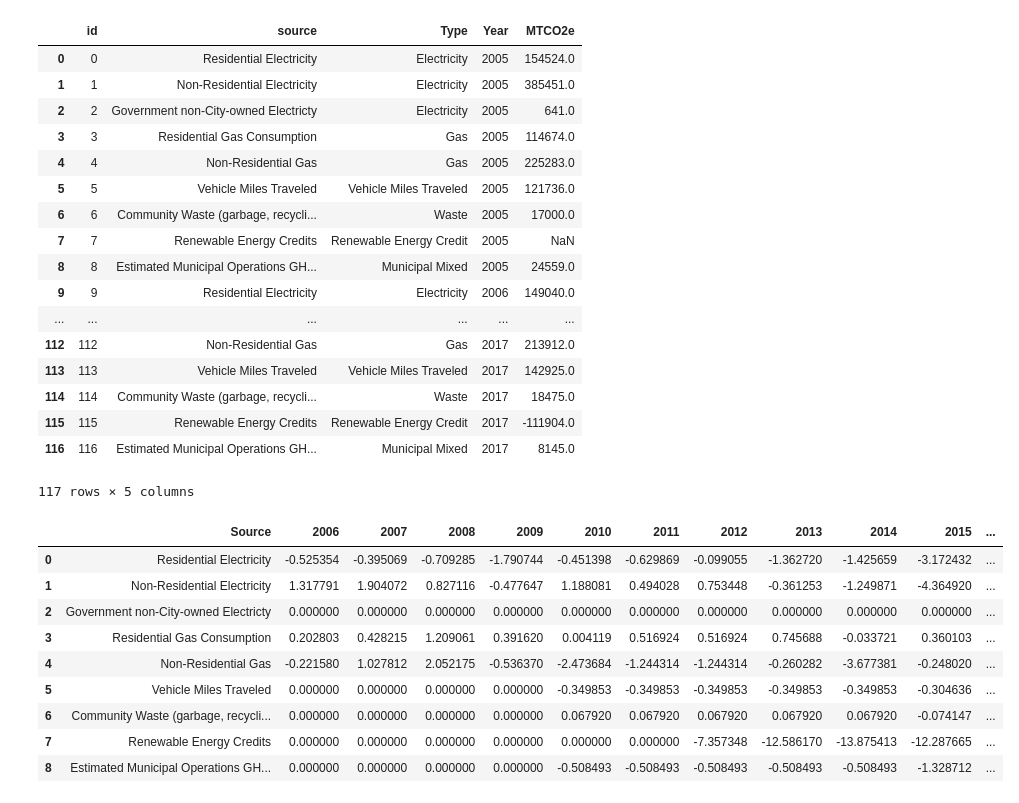
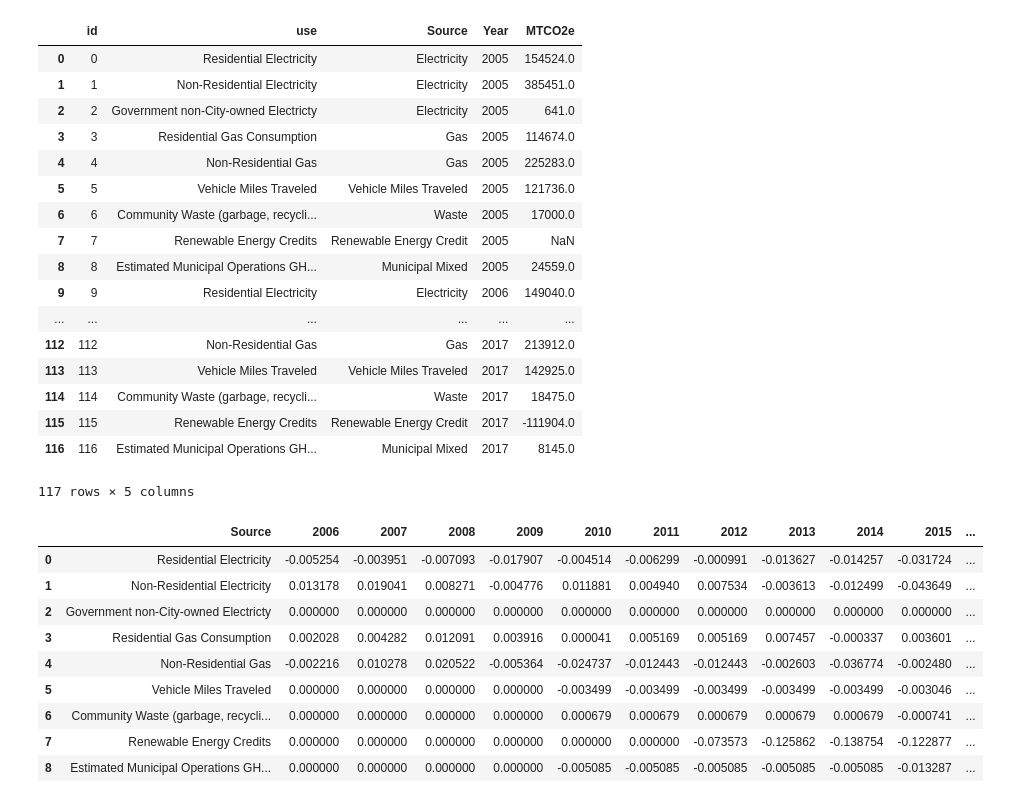
Before and after one commit to ACiDS-NU/evanston_viz_2019, a Jupyter notebook: notebooks/Emissions2017_clean_barplots.ipynb, the cells around one changed output. Saved outputs shown, nothing was run; the diff lists cells and outputs as text; code cells hidden in the pictures.

```diff
--- a/notebooks/Emissions2017_clean_barplots.ipynb
+++ b/notebooks/Emissions2017_clean_barplots.ipynb
@@ -40,13 +40,13 @@ non_totals = trunc_emissions['Source'].copy()
 type_list = [list(non_totals.values),
              [non_totals.str.split(' ')[i][-1].strip() for i in idx_list],
              [non_totals.str.split(' ')[i][0].strip() for i in idx_list]]
-idx = pd.MultiIndex.from_arrays(type_list, names=['original', 'source', 'type'])
+idx = pd.MultiIndex.from_arrays(type_list, names=['original', 'use', 'source'])
 len_columns = [len(trunc_emissions.columns)]
 emissions_lvld = trunc_emissions.copy()
 emissions_lvld.index = idx
 emissions_lvld.loc[:, 'id'] = np.array(np.arange(len(emissions_lvld)))
-emissions_lvld.loc[:, 'source'] = type_list[0]
-emissions_lvld.loc[:, 'type'] = [
+emissions_lvld.loc[:, 'use'] = type_list[0]
+emissions_lvld.loc[:, 'source'] = [
     'Electricity',
     'Electricity',
     'Electricity',
@@ -58,12 +58,12 @@ emissions_lvld.loc[:, 'type'] = [
     'Municipal Mixed'
 ]
 
-emissions_long = emissions_lvld.melt(col_level=0, id_vars=['id', 'source', 'type'], value_vars=year_str, var_name='Year')
+emissions_long = emissions_lvld.melt(col_level=0, id_vars=['id', 'use', 'source'], value_vars=year_str, var_name='Year')
 emissions_long['id'] = emissions_long.index
-emissions_long.rename(columns={'value':'MTCO2e', 'type':'Type'}, inplace=True)
+emissions_long.rename(columns={'value':'MTCO2e', 'source':'Source'}, inplace=True)
 emissions_long
 # %% [output]
-|  | id | source | Type | Year | MTCO2e |
+|  | id | use | Source | Year | MTCO2e |
 | 0 | 0 | Residential Electricity | Electricity | 2005 | 154524.0 |
 | 1 | 1 | Non-Residential Electricity | Electricity | 2005 | 385451.0 |
 | 2 | 2 | Government non-City-owned Electricty | Electricity | 2005 | 641.0 |
@@ -86,22 +86,22 @@ emissions_long.to_csv('../src/data/interim/emissions2017_long_simple.csv')
 # %%
 emissions_trunc = emissions_trunc.fillna(0)
 diff = emissions_trunc.sub(emissions_trunc.iloc[:,0], axis='index')
-diff = diff.div(sum(emissions_trunc.iloc[:,0]))*100
+diff = diff.div(sum(emissions_trunc.iloc[:,0]))
 diff.to_csv('../src/data/interim/2005-2017_lessTruncated_diff.csv')
 trunc_emissions = pd.read_csv('../src/data/interim/2005-2017_lessTruncated_diff.csv')
 trunc_emissions = trunc_emissions.drop('2005', axis=1)
 trunc_emissions
 # %% [output]
 |  | Source | 2006 | 2007 | 2008 | 2009 | 2010 | 2011 | 2012 | 2013 | 2014 | 2015 | ... |
-| 0 | Residential Electricity | -0.525354 | -0.395069 | -0.709285 | -1.790744 | -0.451398 | -0.629869 | -0.099055 | -1.362720 | -1.425659 | -3.172432 | ... |
-| 1 | Non-Residential Electricity | 1.317791 | 1.904072 | 0.827116 | -0.477647 | 1.188081 | 0.494028 | 0.753448 | -0.361253 | -1.249871 | -4.364920 | ... |
+| 0 | Residential Electricity | -0.005254 | -0.003951 | -0.007093 | -0.017907 | -0.004514 | -0.006299 | -0.000991 | -0.013627 | -0.014257 | -0.031724 | ... |
+| 1 | Non-Residential Electricity | 0.013178 | 0.019041 | 0.008271 | -0.004776 | 0.011881 | 0.004940 | 0.007534 | -0.003613 | -0.012499 | -0.043649 | ... |
 | 2 | Government non-City-owned Electricty | 0.000000 | 0.000000 | 0.000000 | 0.000000 | 0.000000 | 0.000000 | 0.000000 | 0.000000 | 0.000000 | 0.000000 | ... |
-| 3 | Residential Gas Consumption | 0.202803 | 0.428215 | 1.209061 | 0.391620 | 0.004119 | 0.516924 | 0.516924 | 0.745688 | -0.033721 | 0.360103 | ... |
-| 4 | Non-Residential Gas | -0.221580 | 1.027812 | 2.052175 | -0.536370 | -2.473684 | -1.244314 | -1.244314 | -0.260282 | -3.677381 | -0.248020 | ... |
-| 5 | Vehicle Miles Traveled | 0.000000 | 0.000000 | 0.000000 | 0.000000 | -0.349853 | -0.349853 | -0.349853 | -0.349853 | -0.349853 | -0.304636 | ... |
-| 6 | Community Waste (garbage, recycli... | 0.000000 | 0.000000 | 0.000000 | 0.000000 | 0.067920 | 0.067920 | 0.067920 | 0.067920 | 0.067920 | -0.074147 | ... |
-| 7 | Renewable Energy Credits | 0.000000 | 0.000000 | 0.000000 | 0.000000 | 0.000000 | 0.000000 | -7.357348 | -12.586170 | -13.875413 | -12.287665 | ... |
-| 8 | Estimated Municipal Operations GH... | 0.000000 | 0.000000 | 0.000000 | 0.000000 | -0.508493 | -0.508493 | -0.508493 | -0.508493 | -0.508493 | -1.328712 | ... |
+| 3 | Residential Gas Consumption | 0.002028 | 0.004282 | 0.012091 | 0.003916 | 0.000041 | 0.005169 | 0.005169 | 0.007457 | -0.000337 | 0.003601 | ... |
+| 4 | Non-Residential Gas | -0.002216 | 0.010278 | 0.020522 | -0.005364 | -0.024737 | -0.012443 | -0.012443 | -0.002603 | -0.036774 | -0.002480 | ... |
+| 5 | Vehicle Miles Traveled | 0.000000 | 0.000000 | 0.000000 | 0.000000 | -0.003499 | -0.003499 | -0.003499 | -0.003499 | -0.003499 | -0.003046 | ... |
+| 6 | Community Waste (garbage, recycli... | 0.000000 | 0.000000 | 0.000000 | 0.000000 | 0.000679 | 0.000679 | 0.000679 | 0.000679 | 0.000679 | -0.000741 | ... |
+| 7 | Renewable Energy Credits | 0.000000 | 0.000000 | 0.000000 | 0.000000 | 0.000000 | 0.000000 | -0.073573 | -0.125862 | -0.138754 | -0.122877 | ... |
+| 8 | Estimated Municipal Operations GH... | 0.000000 | 0.000000 | 0.000000 | 0.000000 | -0.005085 | -0.005085 | -0.005085 | -0.005085 | -0.005085 | -0.013287 | ... |
 # %%
 year_str = [str(int(blah)) for blah in np.linspace(2006, 2017, 12)]
 idx_list = trunc_emissions.index
```
Also changed, not shown: parts of 1 cell of this notebook, 23 other files.
